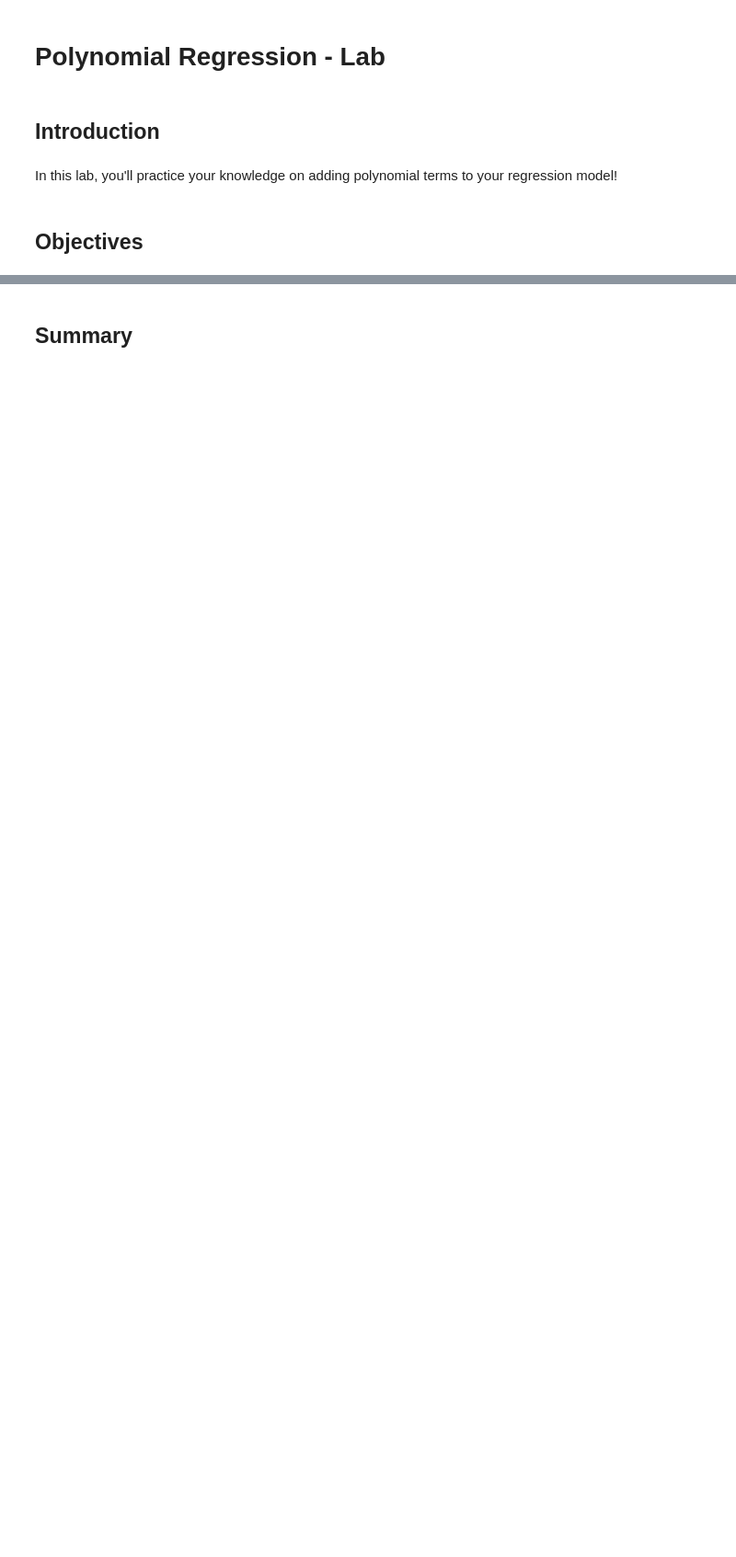
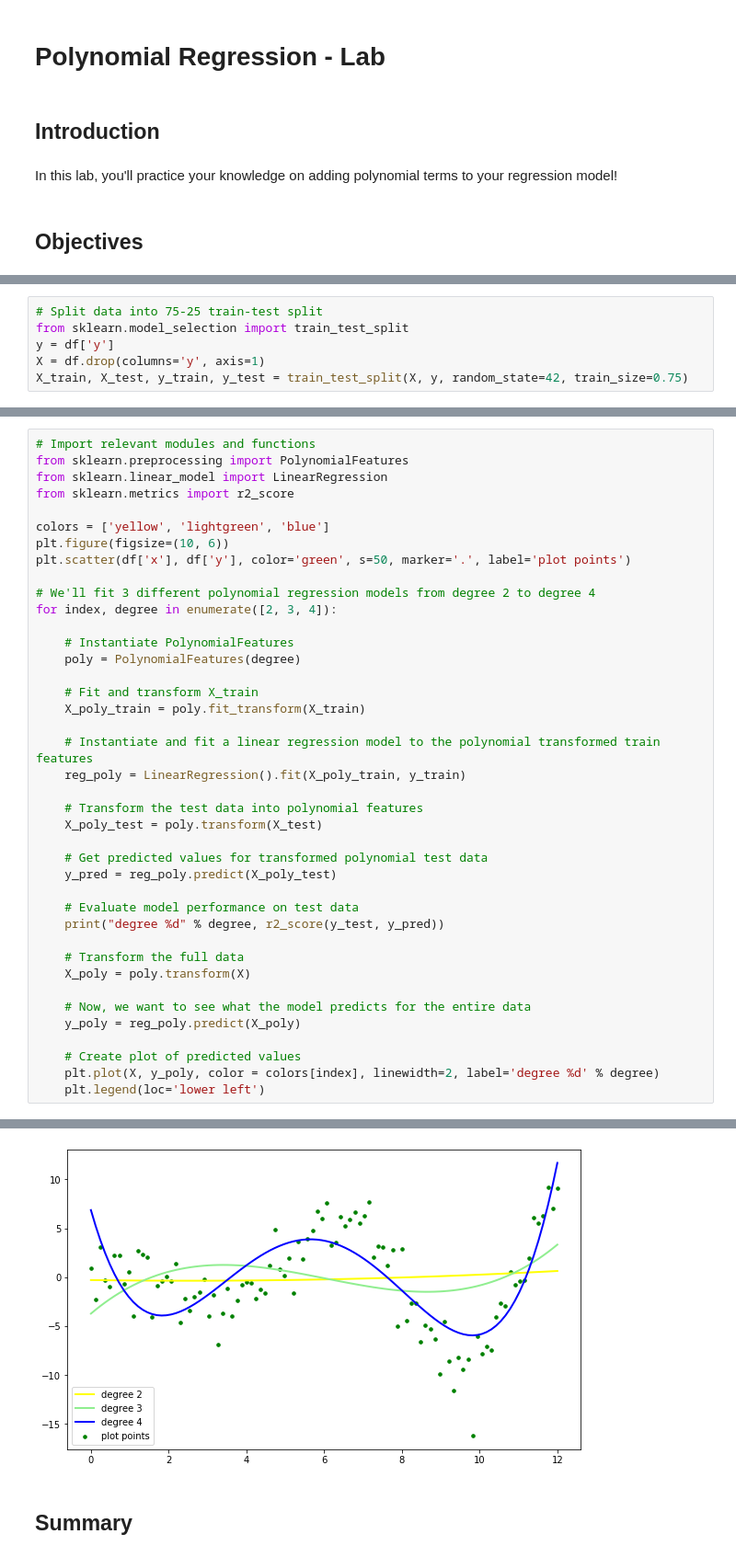
Before and after one commit to learn-co-curriculum/dsc-polynomial-regression-lab-v2-5, a Jupyter notebook: index.ipynb, the cells around one changed output, grey strips where cells are left out. Shown at 92% size. Cells and saved outputs as stored; diff of their text form; blank space fills up the shorter version.

```diff
--- a/index.ipynb
+++ b/index.ipynb
@@ -86,0 +42,6 @@ degree 4 0.8270462664149597
+# %%
+# Split data into 75-25 train-test split
+from sklearn.model_selection import train_test_split
+y = df['y']
+X = df.drop(columns='y', axis=1)
+X_train, X_test, y_train, y_test = train_test_split(X, y, random_state=42, train_size=0.75)
@@ -86,0 +61,41 @@ degree 4 0.8270462664149597
+# %%
+# Import relevant modules and functions
+from sklearn.preprocessing import PolynomialFeatures
+from sklearn.linear_model import LinearRegression
+from sklearn.metrics import r2_score
+
+colors = ['yellow', 'lightgreen', 'blue']
+plt.figure(figsize=(10, 6))
+plt.scatter(df['x'], df['y'], color='green', s=50, marker='.', label='plot points')
+
+# We'll fit 3 different polynomial regression models from degree 2 to degree 4
+for index, degree in enumerate([2, 3, 4]):
+
+    # Instantiate PolynomialFeatures
+    poly = PolynomialFeatures(degree)
+
+    # Fit and transform X_train
+    X_poly_train = poly.fit_transform(X_train)
+
+    # Instantiate and fit a linear regression model to the polynomial transformed train features
+    reg_poly = LinearRegression().fit(X_poly_train, y_train)
+
+    # Transform the test data into polynomial features
+    X_poly_test = poly.transform(X_test)
+
+    # Get predicted values for transformed polynomial test data
+    y_pred = reg_poly.predict(X_poly_test)
+
+    # Evaluate model performance on test data
+    print("degree %d" % degree, r2_score(y_test, y_pred))
+
+    # Transform the full data
+    X_poly = poly.transform(X)
+
+    # Now, we want to see what the model predicts for the entire data
+    y_poly = reg_poly.predict(X_poly)
+
+    # Create plot of predicted values
+    plt.plot(X, y_poly, color = colors[index], linewidth=2, label='degree %d' % degree)
+    plt.legend(loc='lower left')
+# %% [output]
@@ -87,3 +105,4 @@ degree 4 0.8270462664149597
+[figure, added]
 # %% [markdown]
 ## Summary
 # %% [markdown]
```
Also changed, not shown: parts of 17 cells of this notebook, 7 other files.
